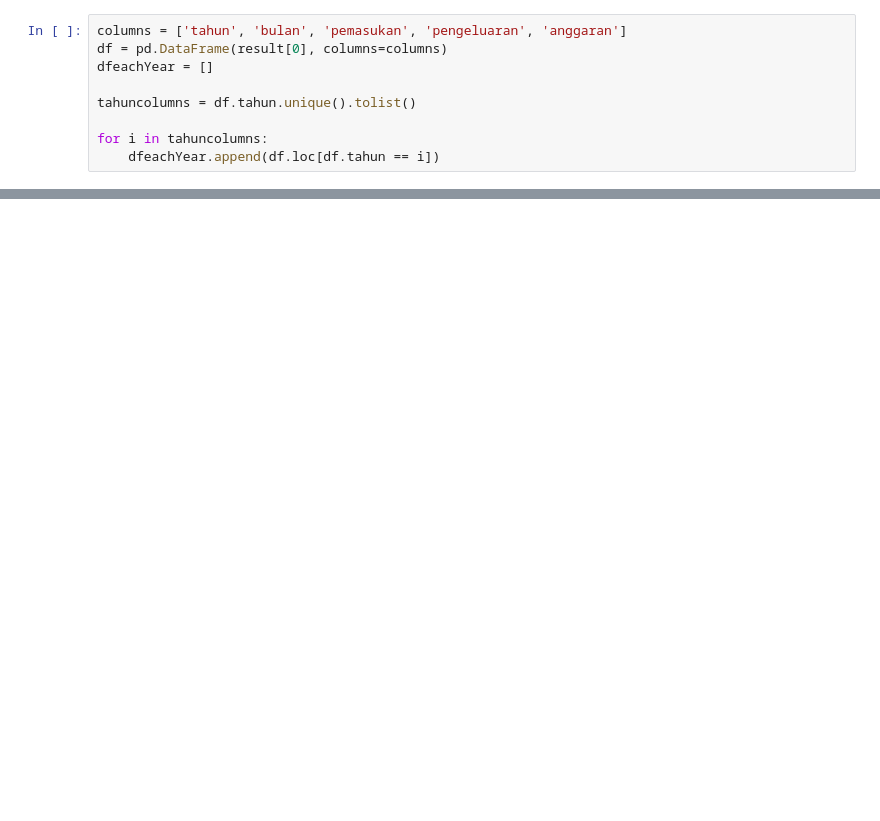
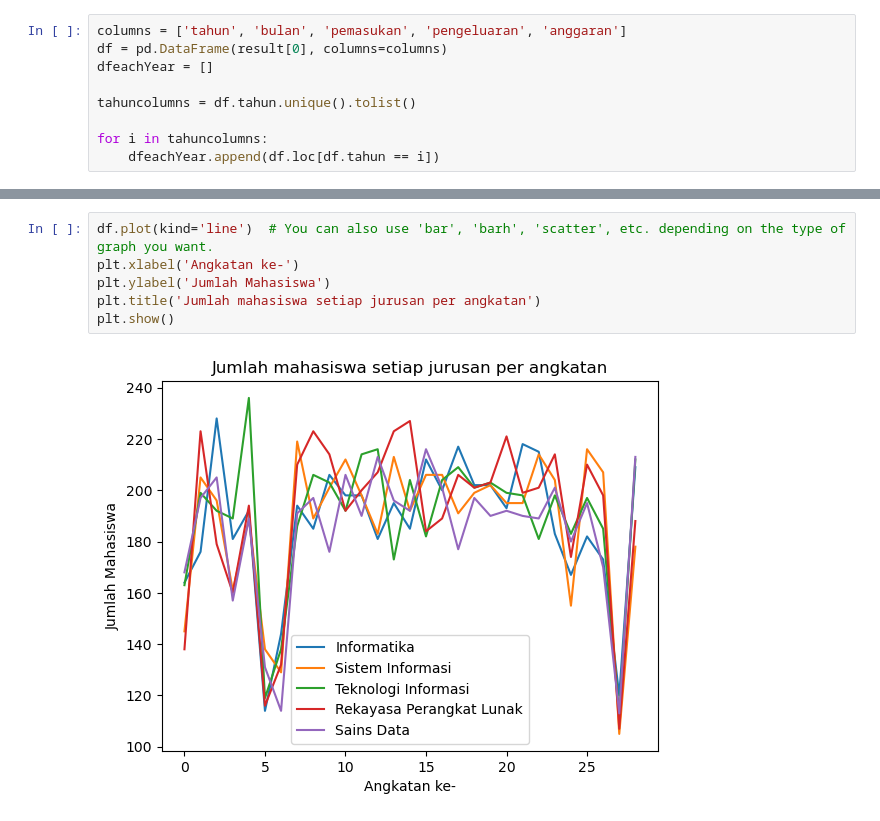
Before and after one commit to IvanSholana/ITTelkomSurabayModellingPDS, a Jupyter notebook: ITTSModel3.ipynb, the cells around one changed output, grey strips where cells are left out. Drawn from its saved outputs; the diff is of its cells as text; blank space fills up the shorter version.

```diff
--- a/ITTSModel3.ipynb
+++ b/ITTSModel3.ipynb
@@ -318,0 +323,8 @@ lihat_kelas()
+# %%
+df.plot(kind='line')  # You can also use 'bar', 'barh', 'scatter', etc. depending on the type of graph you want.
+plt.xlabel('Angkatan ke-')
+plt.ylabel('Jumlah Mahasiswa')
+plt.title('Jumlah mahasiswa setiap jurusan per angkatan')
+plt.show()
+# %% [output]
+[figure, added]
```
Also changed, not shown: parts of 21 cells of this notebook, 1 other file.
